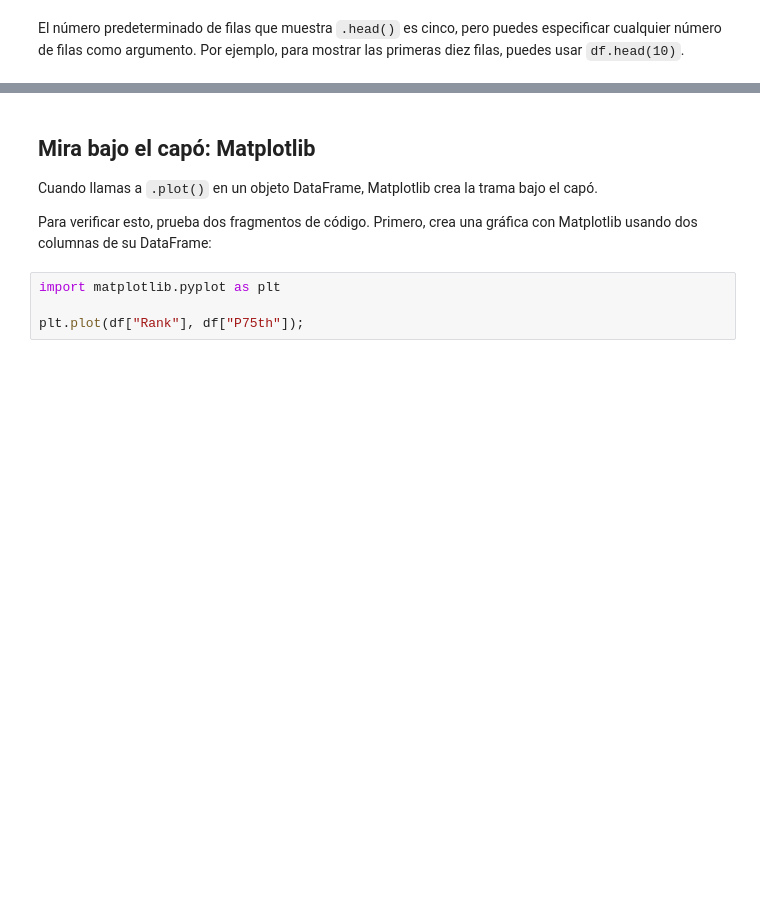
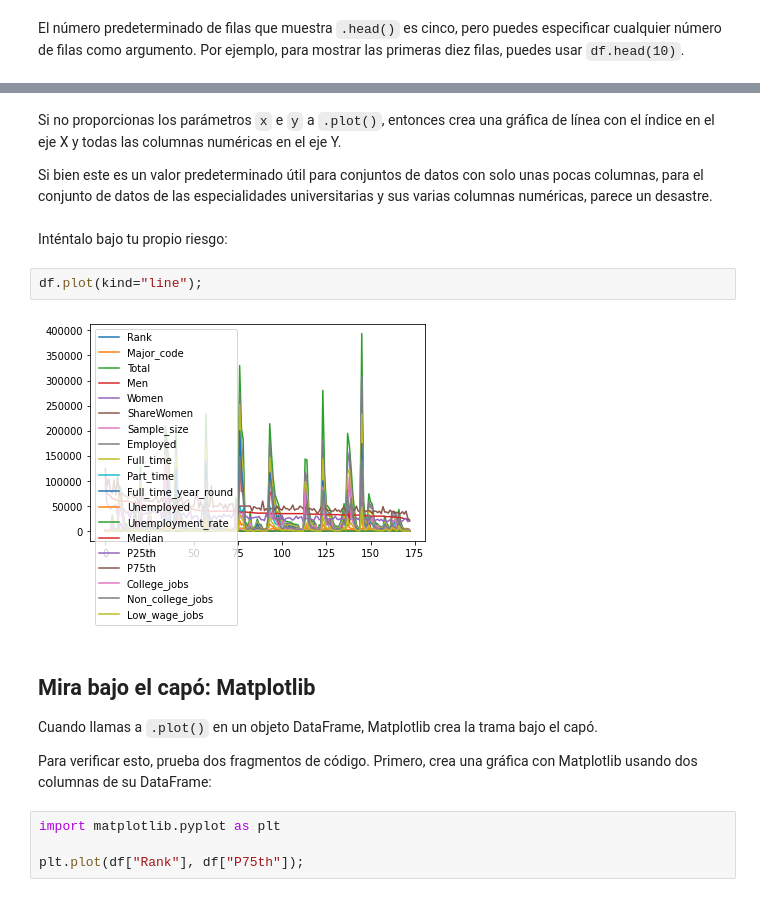
Before and after one commit to renatoparedes/IntroPythonInvestigacionPsicologia, a Jupyter notebook: AnalisisdeDatosCuantitativos/VisualizacionDeDatos.ipynb, the cells around one changed output, grey strips where cells are left out. Drawn from its saved outputs; the diff is of its cells as text; blank space fills up the shorter version.

```diff
--- a/AnalisisdeDatosCuantitativos/VisualizacionDeDatos.ipynb
+++ b/AnalisisdeDatosCuantitativos/VisualizacionDeDatos.ipynb
@@ -87,3 +76,13 @@ Si no proporciona un parámetro a `.plot()`, entonces crea una gráfica de líne
+# %% [markdown]
+Si no proporcionas los parámetros `x` e `y` a `.plot()`, entonces crea una gráfica de línea con el índice en el eje X y todas las columnas numéricas en el eje Y.
+
+Si bien este es un valor predeterminado útil para conjuntos de datos con solo unas pocas columnas, para el conjunto de datos de las especialidades universitarias y sus varias columnas numéricas, parece un desastre.
+# %% [markdown]
+Inténtalo bajo tu propio riesgo:
+# %%
+df.plot(kind="line");
+# %% [output]
+[figure, added]
 # %% [markdown]
 ## Mira bajo el capó: Matplotlib
 Cuando llamas a `.plot()` en un objeto DataFrame, Matplotlib crea la trama bajo el capó.
```
Also changed, not shown: parts of 69 cells of this notebook, 2 other files.
